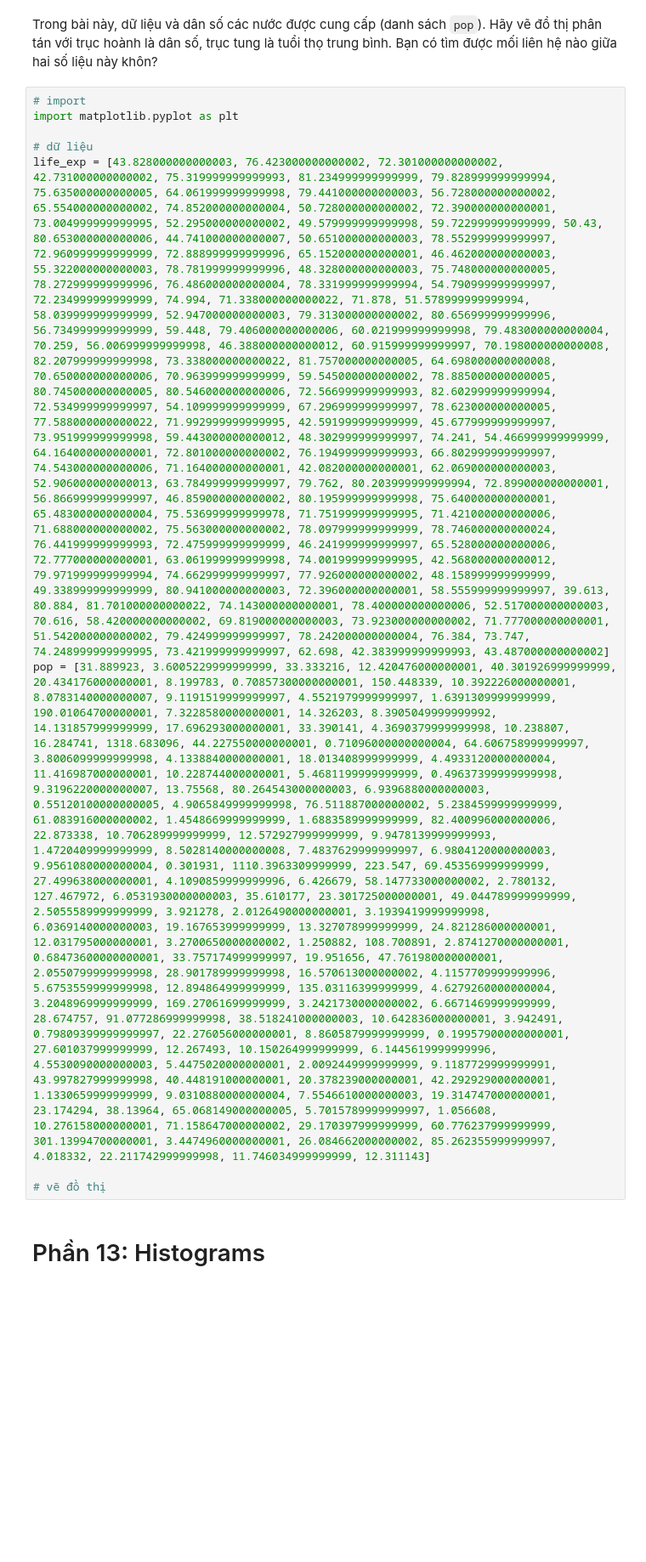
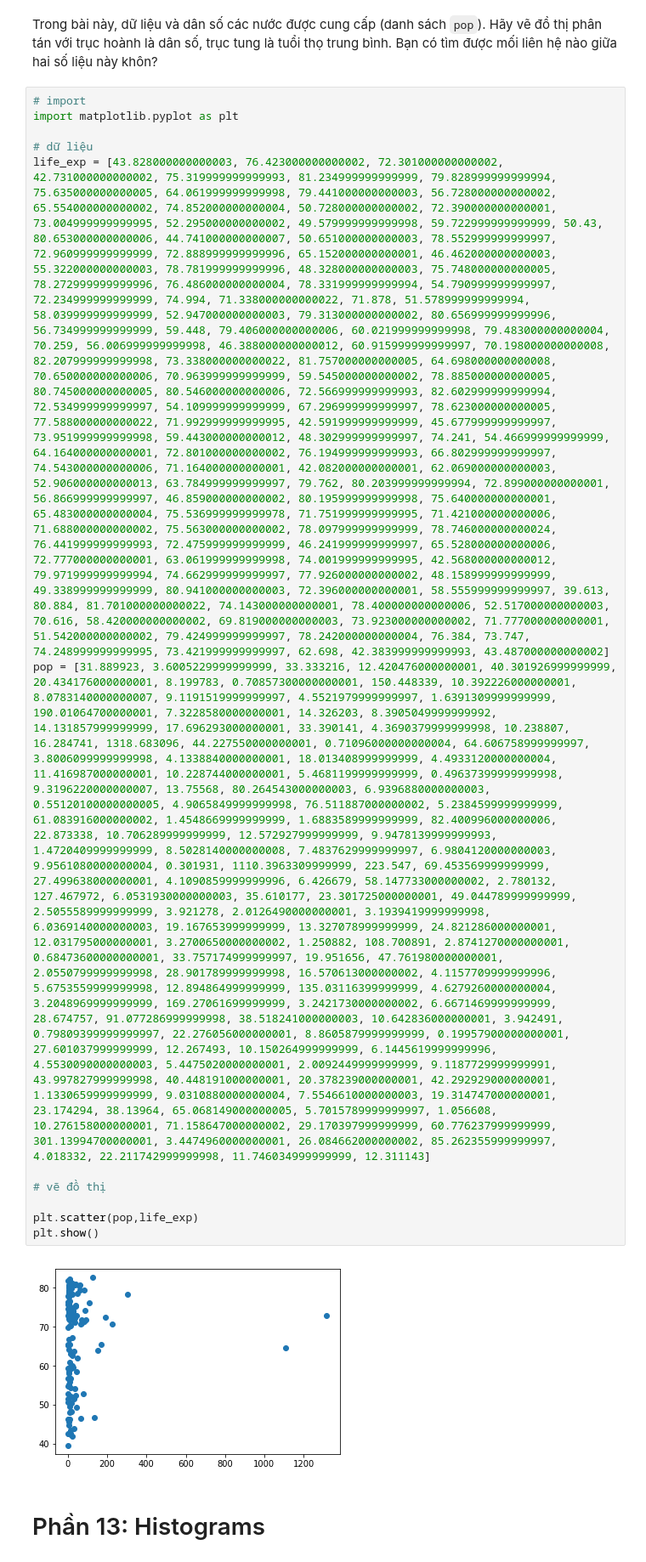
Before and after one commit to nnphuc/Machine-Learning, a Jupyter notebook: week 1/Bài tập.ipynb, the cells around one changed output. Shown at 85% size. Drawn from its saved outputs; the diff is of its cells as text; blank space fills up the shorter version.

```diff
--- a/week 1/Bài tập.ipynb
+++ b/week 1/Bài tập.ipynb
@@ -1608,5 +1652,10 @@ pop = [31.889923, 3.6005229999999999, 33.333216, 12.420476000000001, 40.30192699
 
 # vẽ đồ thị
+
+plt.scatter(pop,life_exp)
+plt.show()
+# %% [output]
+[figure, added]
 # %% [markdown]
 # Phần 13: Histograms
 # %% [markdown]
```
Also changed, not shown: parts of 26 cells of this notebook, 1 other file.
